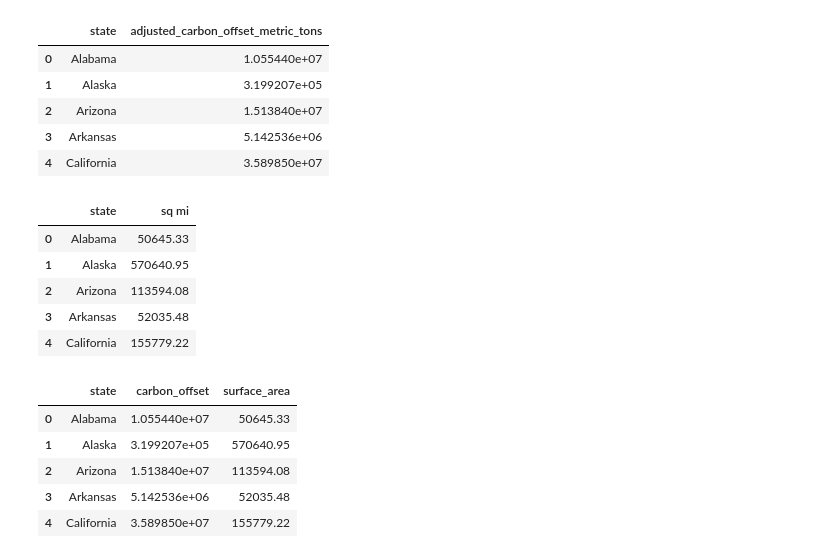
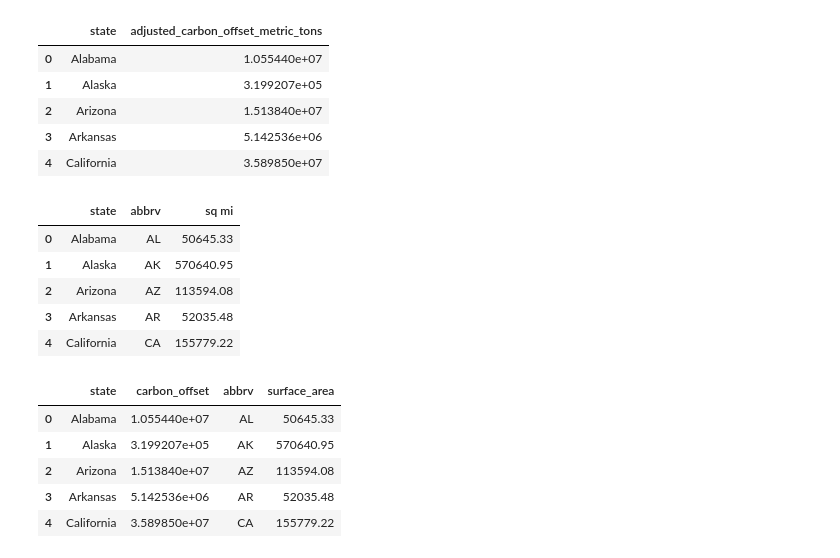
Before and after one commit to Agrattendick/The_Dirty_Hippy_Proposal_For_Clean_Solar_Energy, a Jupyter notebook: Charting/Adjusted Carbon Offset by State Landmass.ipynb, the cells around one changed output. Drawn from its saved outputs; the diff is of its cells as text; code cells hidden in the pictures.

Commit message:
Data Munging & Plot Work
Messed around with the raw data in some of the other data csv files. Worked on plotting adjusted carbon offset by state landmass scatter plot

```diff
--- a/Charting/Adjusted Carbon Offset by State Landmass.ipynb
+++ b/Charting/Adjusted Carbon Offset by State Landmass.ipynb
@@ -21,25 +21,24 @@ adjusted_carbon_offset_df.head()
 # %%
 #import State Landmass data into pandas from CSV.
 state_landmass_working_df = pd.read_csv('../Resources/OtherData/state-surface-area.csv')
-state_landmass_df = state_landmass_working_df.reindex(columns= ['State', 'sq mi'])
-state_landmass_df = state_landmass_df.rename(columns = {'State': 'state'})
+state_landmass_df = state_landmass_working_df.reindex(columns= ['state', 'abbrv', 'sq mi'])
 state_landmass_df.head()
 # %% [output]
-|  | state | sq mi |
-| 0 | Alabama | 50645.33 |
-| 1 | Alaska | 570640.95 |
-| 2 | Arizona | 113594.08 |
-| 3 | Arkansas | 52035.48 |
-| 4 | California | 155779.22 |
+|  | state | abbrv | sq mi |
+| 0 | Alabama | AL | 50645.33 |
+| 1 | Alaska | AK | 570640.95 |
+| 2 | Arizona | AZ | 113594.08 |
+| 3 | Arkansas | AR | 52035.48 |
+| 4 | California | CA | 155779.22 |
 # %%
 #join the dataframes to calculate needed information.
 carbon_offset_by_land_df = adjusted_carbon_offset_df.join(state_landmass_df.set_index('state'), on = 'state')
 carbon_offset_by_land_df = carbon_offset_by_land_df.rename(columns= {'adjusted_carbon_offset_metric_tons':'carbon_offset', 'sq mi': 'surface_area'})
 carbon_offset_by_land_df.head()
 # %% [output]
-|  | state | carbon_offset | surface_area |
-| 0 | Alabama | 1.055440e+07 | 50645.33 |
-| 1 | Alaska | 3.199207e+05 | 570640.95 |
-| 2 | Arizona | 1.513840e+07 | 113594.08 |
-| 3 | Arkansas | 5.142536e+06 | 52035.48 |
-| 4 | California | 3.589850e+07 | 155779.22 |
+|  | state | carbon_offset | abbrv | surface_area |
+| 0 | Alabama | 1.055440e+07 | AL | 50645.33 |
+| 1 | Alaska | 3.199207e+05 | AK | 570640.95 |
+| 2 | Arizona | 1.513840e+07 | AZ | 113594.08 |
+| 3 | Arkansas | 5.142536e+06 | AR | 52035.48 |
+| 4 | California | 3.589850e+07 | CA | 155779.22 |
```
Also changed, not shown: parts of 3 cells of this notebook, 4 other files.
